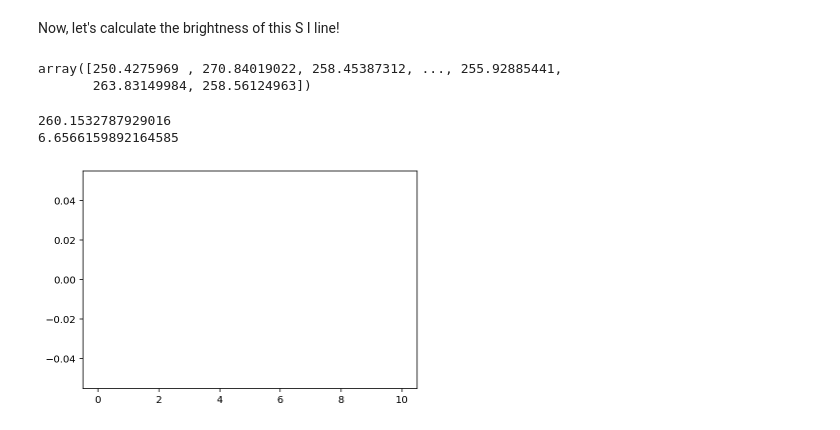
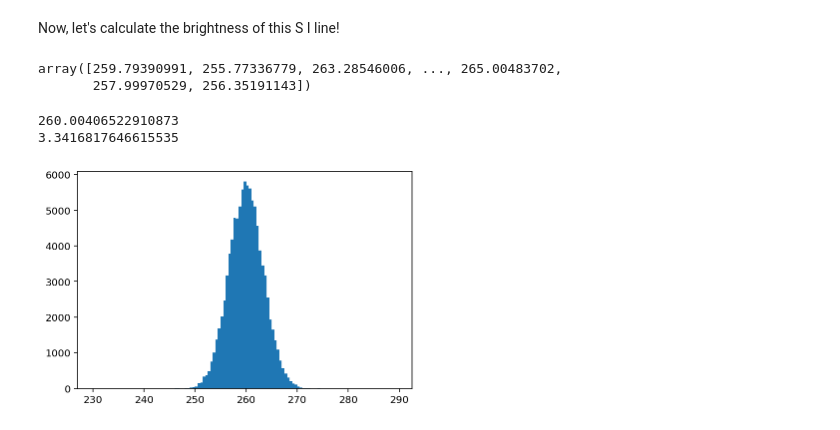
Before and after one commit to 18ganesha/io_brightness, a Jupyter notebook: notebooks/04_Calculating_brightness_from_MCMC_guess.ipynb, the cells around one changed output. Drawn from its saved outputs; the diff is of its cells as text; code cells hidden in the pictures.

Commit message:
Playing around with more S I lines to see if MCMC works well

```diff
--- a/notebooks/04_Calculating_brightness_from_MCMC_guess.ipynb
+++ b/notebooks/04_Calculating_brightness_from_MCMC_guess.ipynb
@@ -58,6 +58,6 @@ sub_region = (evt_data['WAVELENGTH'] > left_bound) & (evt_data['WAVELENGTH'] < r
 wl = evt_data['WAVELENGTH'][sub_region]
 flux = evt_data['FLUX'][sub_region]
 # %%
-m_guess, b_guess, A_guess, mu_guess, logw_guess = 0, 0, 0.1*10**-13, line+.01, np.log(0.25)
+m_guess, b_guess, A_guess, mu_guess, logw_guess = 0, 0, 0.1*10**-13, line, np.log(0.2)
 flux_guess = generative_model(m_guess, b_guess, A_guess, mu_guess, logw_guess)
 # %%
@@ -143,15 +143,15 @@ Now, let's calculate the brightness of this S I line!
 brightness = -((2*np.pi)**.5)*(A_draws*w_draws)/(m_draws*(mu_draws-line)+b_draws)
 brightness
 # %% [output]
-array([250.4275969 , 270.84019022, 258.45387312, ..., 255.92885441,
-       263.83149984, 258.56124963])
+array([259.79390991, 255.77336779, 263.28546006, ..., 265.00483702,
+       257.99970529, 256.35191143])
 # %%
-plt.hist(brightness, bins = np.arange(0, 10, 0.001));
+plt.hist(brightness, bins = np.arange(230, 290, 0.5));
 brightness_mean = np.mean(brightness)
 brightness_std = np.std(brightness)
 print(brightness_mean)
 print(brightness_std)
 # %% [output]
-260.1532787929016
-6.6566159892164585
+260.00406522910873
+3.3416817646615535
-[figure, old version]
+[figure, new version]
```
Also changed, not shown: parts of 6 cells of this notebook, 1 other file.
